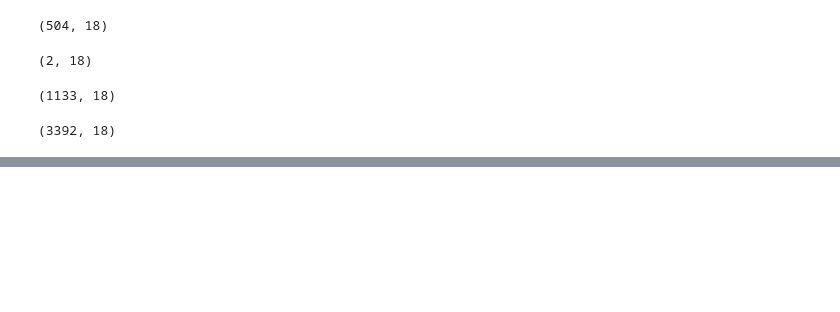
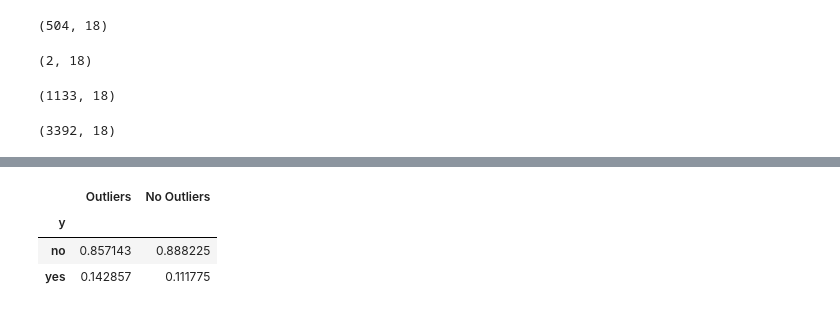
Before and after one commit to viktoruebelhart/uci_bank, a Jupyter notebook: UCI_BANK.ipynb, the cells around one changed output, grey strips where cells are left out. Cells and saved outputs as stored; diff of their text form; code cells hidden in the pictures; blank space fills up the shorter version.

```diff
--- a/UCI_BANK.ipynb
+++ b/UCI_BANK.ipynb
@@ -425,0 +449,13 @@ df_combined_description
+# %%
+#concat df
+df_combined_description_2 = pd.concat([df_outliers_up['y'].value_counts(normalize=True), no_outliers['y'].value_counts(normalize=True)], axis=1)
+
+#rename
+df_combined_description_2.columns = ['Outliers', 'No Outliers']
+
+df_combined_description_2
+# %% [output]
+|  | Outliers | No Outliers |
+| y |  |  |
+| no | 0.857143 | 0.888225 |
+| yes | 0.142857 | 0.111775 |
```
Also changed, not shown: parts of 16 cells of this notebook.
